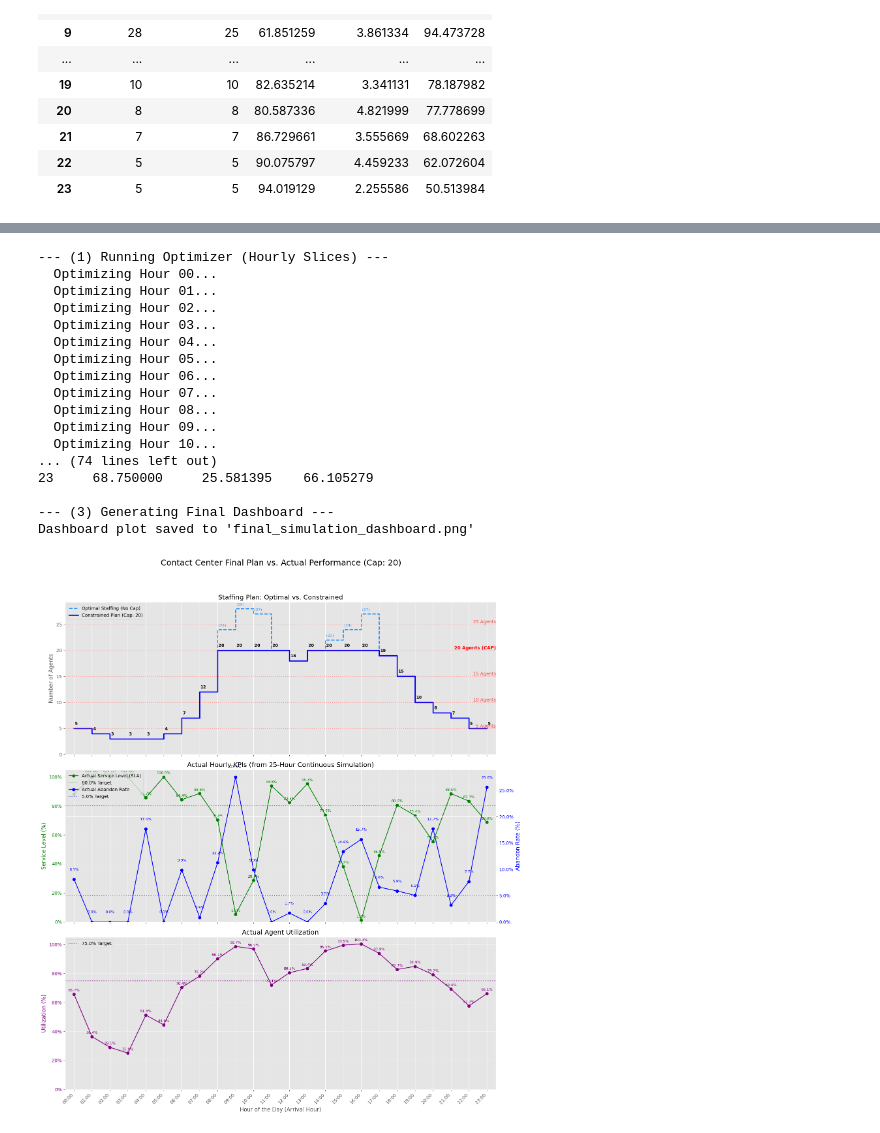
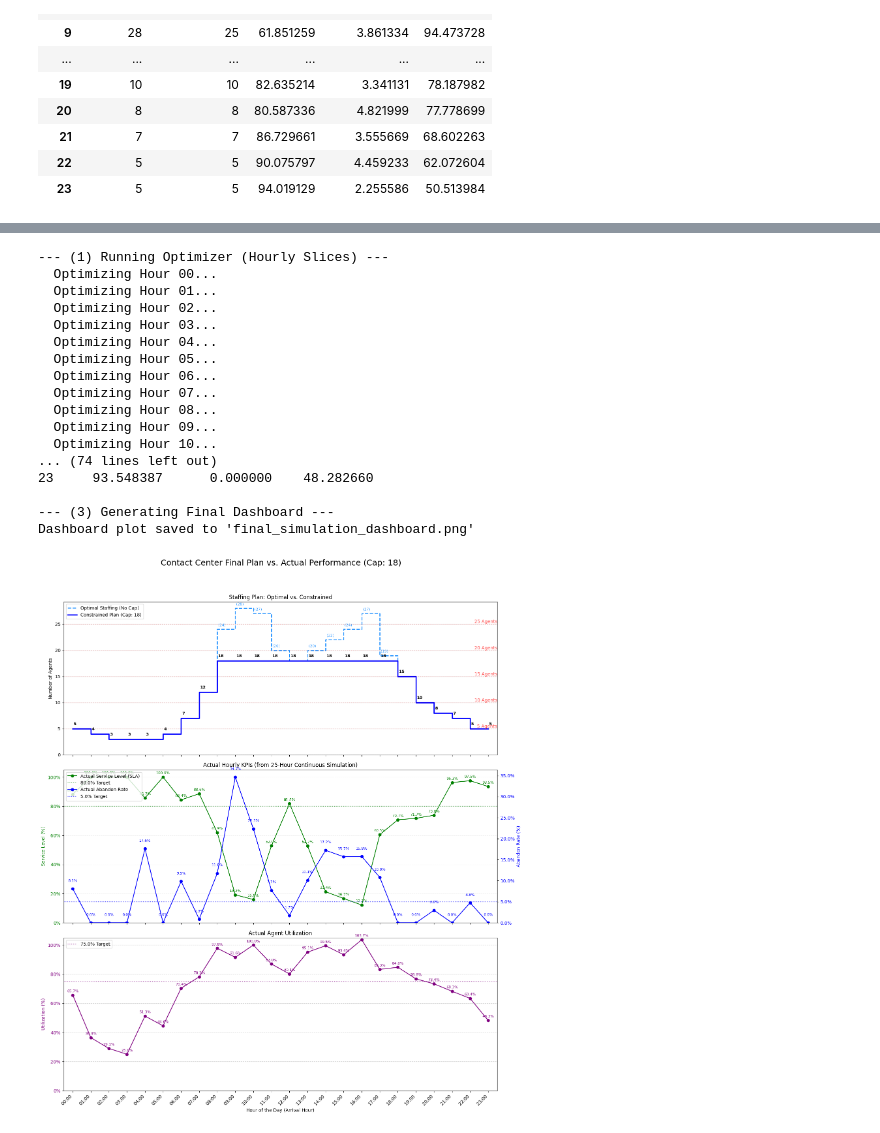
Before and after one commit to avigadl/ray-experimentations, a Jupyter notebook: src/call_center_simulator/analysis/call_center_analysis.ipynb, the cells around one changed output, grey strips where cells are left out. Drawn from its saved outputs; the diff is of its cells as text; code cells hidden in the pictures.

```diff
--- a/src/call_center_simulator/analysis/call_center_analysis.ipynb
+++ b/src/call_center_simulator/analysis/call_center_analysis.ipynb
@@ -2,19 +2,15 @@
 import pandas as pd
 
 # Define the path to your file
-file_path = 'data/simulated_call_centre.csv'
+file_path = '../data/simulated_call_centre.csv'
 
-try:
-    # Read the CSV into a DataFrame
-    df = pd.read_csv(file_path)
 
-    # Print the first 5 rows to verify
-    print(df.head())
+# Read the CSV into a DataFrame
+df = pd.read_csv(file_path)
 
-except FileNotFoundError:
-    print(f"Error: The file '{file_path}' was not found.")
-except Exception as e:
-    print(f"An error occurred: {e}")
+# Print the first 5 rows to verify
+print(df.head())
+df.columns
 # %% [output]
    call_id        date  daily_caller call_started call_answered  call_ended  \
 0        1  2021-01-01             1   8:00:00 AM    8:00:00 AM  8:14:22 AM
@@ -2376,7 +2426,7 @@ RANDOM_SEED = 42
 # --- Optimization Parameters ---
 NUM_REPLICATIONS_PER_HOUR = 100 # Replications for the *optimizer*
 SIM_DURATION_PER_HOUR = 3600
-AGENT_CAP = 20 # The hard limit for agents
+AGENT_CAP = 18 # The hard limit for agents
 MIN_AGENTS_TO_TEST = 1
 MAX_AGENTS_TO_TEST = 30 # How high the optimizer can search
 
@@ -2812,32 +2862,32 @@ if __name__ == "__main__":
     # --- STEP 4: Plot the final dashboard ---
     print("\n--- Optimizer Plan (for plotting) ---")
     print(optimizer_results_df)
     print("\n--- Evaluator Results (Actual KPIs) ---")
     print(evaluator_results_df)
 
     plot_final_dashboard(
         optimizer_df=optimizer_results_df,
         evaluator_df=evaluator_results_df,
         sla_target=80.0,
         abandon_target=5.0,
         util_target=75.0
     )
 # %% [output]
 --- (1) Running Optimizer (Hourly Slices) ---
   Optimizing Hour 00...
   Optimizing Hour 01...
   Optimizing Hour 02...
   Optimizing Hour 03...
   Optimizing Hour 04...
   Optimizing Hour 05...
   Optimizing Hour 06...
   Optimizing Hour 07...
   Optimizing Hour 08...
   Optimizing Hour 09...
   Optimizing Hour 10...
 ... (74 lines left out)
-23     68.750000     25.581395    66.105279
+23     93.548387      0.000000    48.282660
 
 --- (3) Generating Final Dashboard ---
 Dashboard plot saved to 'final_simulation_dashboard.png'
-[figure, old version]
+[figure, new version]
```
Also changed, not shown: parts of 12 cells of this notebook, 12 other files.
